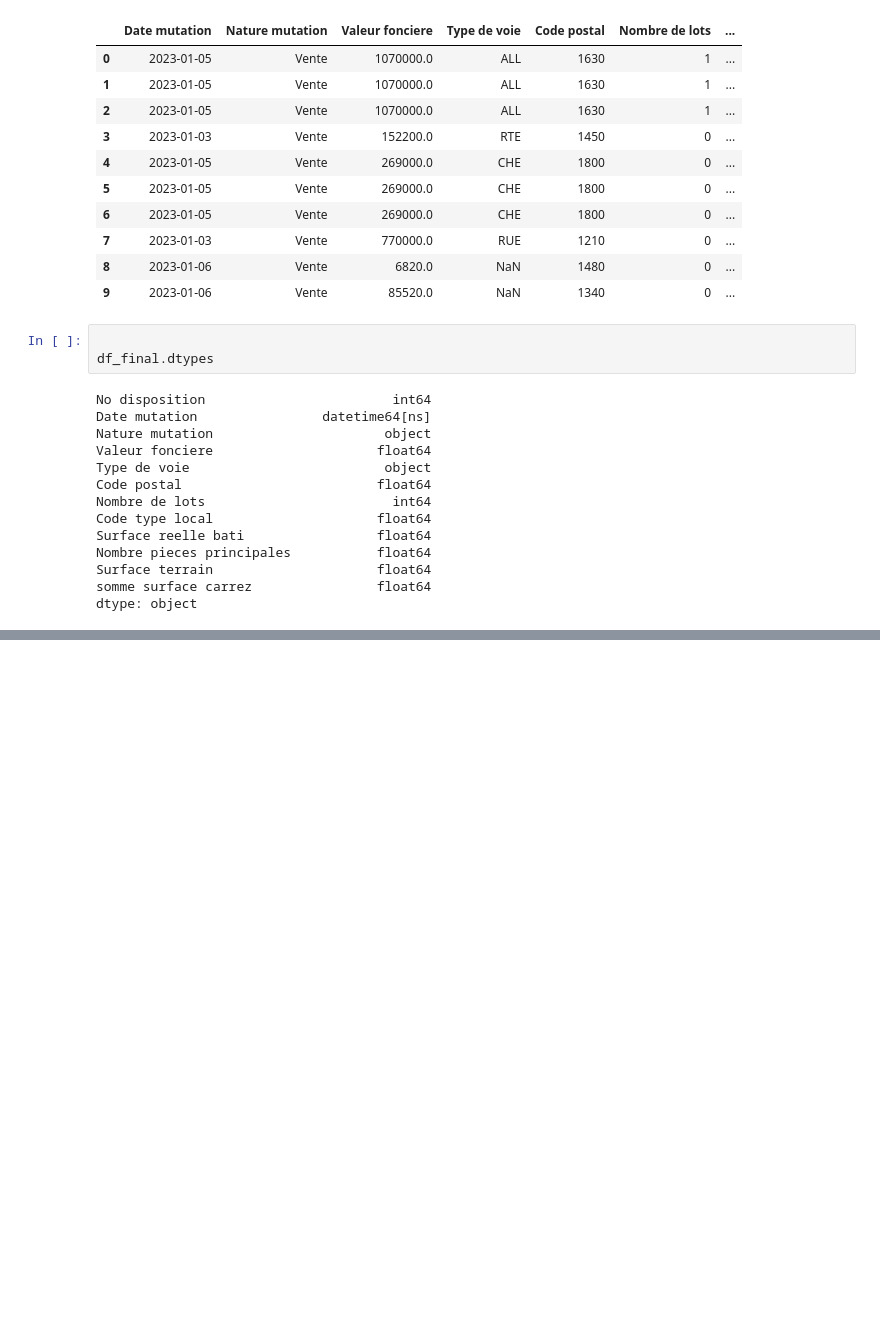
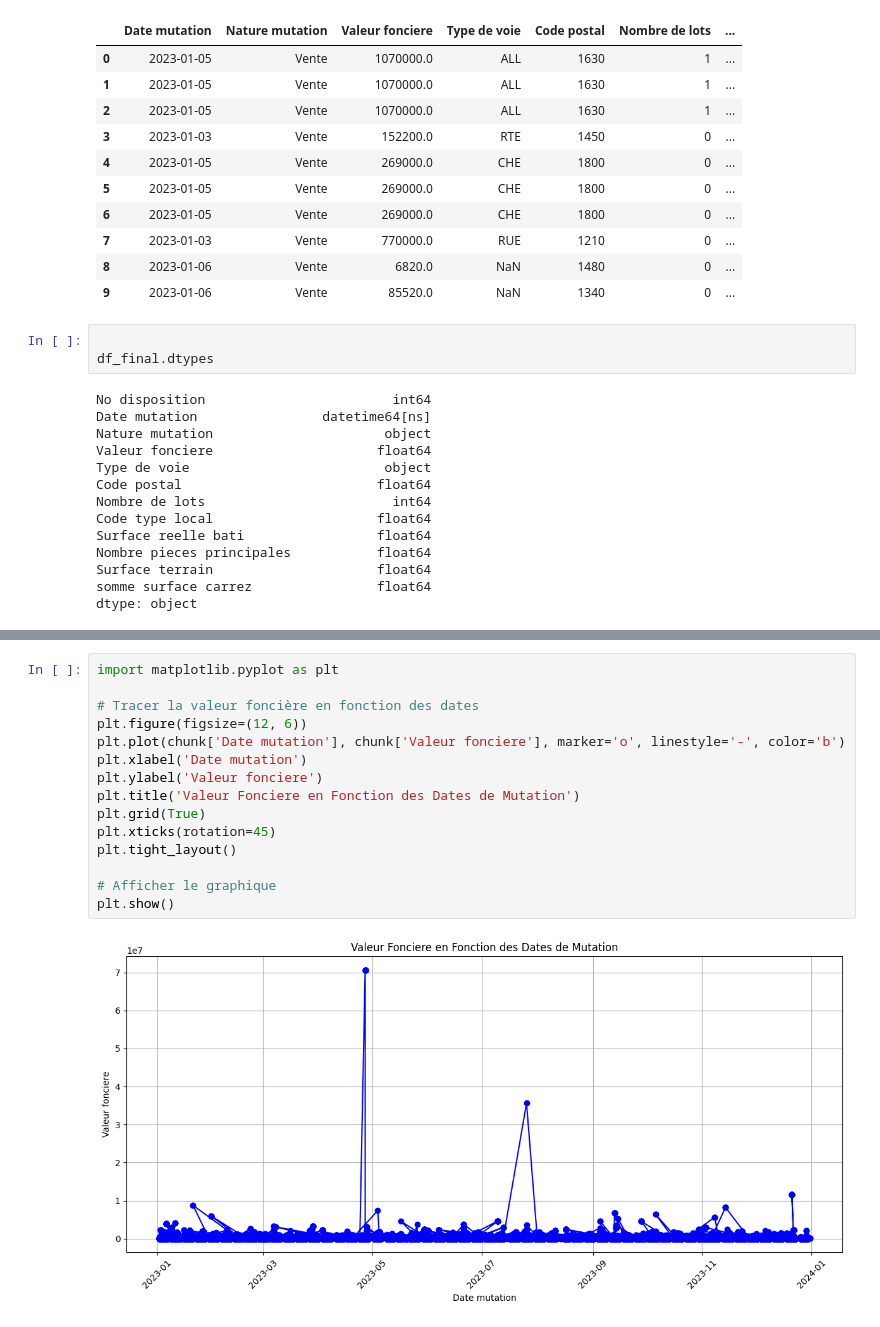
Before and after one commit to CecilePoulard/projimmo, a Jupyter notebook: explore-datas-DVF.ipynb, the cells around one changed output, grey strips where cells are left out. Drawn from its saved outputs; the diff is of its cells as text; blank space fills up the shorter version.

```diff
--- a/explore-datas-DVF.ipynb
+++ b/explore-datas-DVF.ipynb
@@ -192,0 +318,17 @@ dtype: object
+# %%
+import matplotlib.pyplot as plt
+
+# Tracer la valeur foncière en fonction des dates
+plt.figure(figsize=(12, 6))
+plt.plot(chunk['Date mutation'], chunk['Valeur fonciere'], marker='o', linestyle='-', color='b')
+plt.xlabel('Date mutation')
+plt.ylabel('Valeur fonciere')
+plt.title('Valeur Fonciere en Fonction des Dates de Mutation')
+plt.grid(True)
+plt.xticks(rotation=45)
+plt.tight_layout()
+
+# Afficher le graphique
+plt.show()
+# %% [output]
+[figure, added]
```
Also changed, not shown: parts of 20 cells of this notebook, 26 other files.
